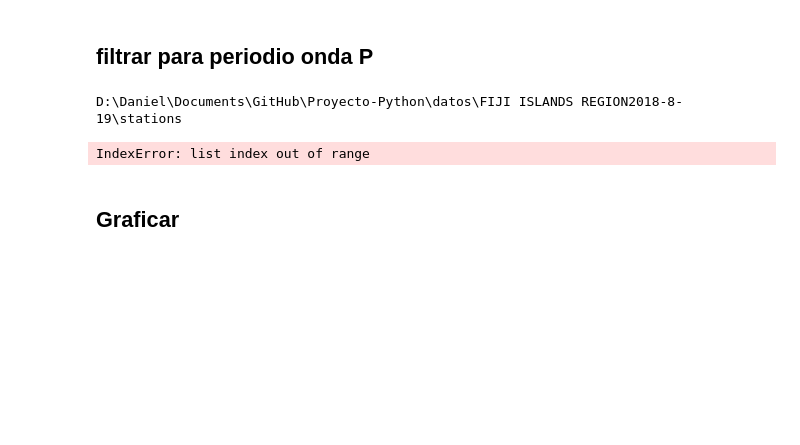
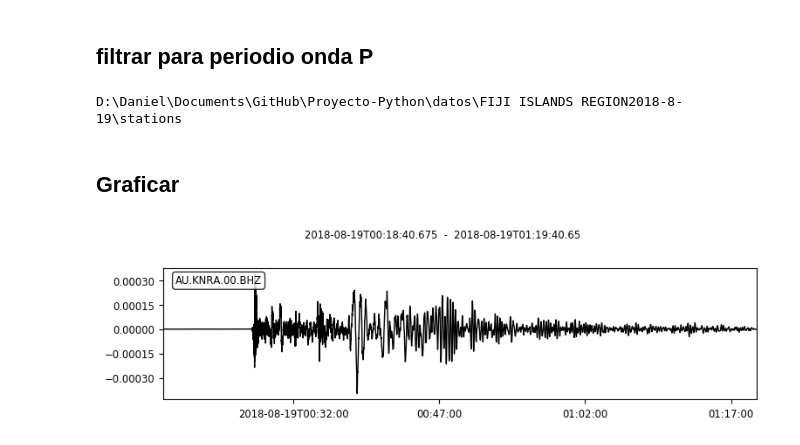
Before and after one commit to DanielOrtega94/Proyecto-Python-Cientifico, a Jupyter notebook: Procesamiento.ipynb, the cells around one changed output. Cells and saved outputs as stored; diff of their text form; code cells hidden in the pictures; blank space fills up the shorter version.

```diff
--- a/Procesamiento.ipynb
+++ b/Procesamiento.ipynb
@@ -97,6 +99,7 @@ D:\Daniel\Documents\GitHub\Proyecto-Python\datos\FIJI ISLANDS REGION2018-8-19\st
 # %% [markdown]
 ## filtrar para periodio onda P
 # %%
+c=0
 ruta_w =  ruta_w.replace("info.txt","stations")
 print(ruta_w)
 os.chdir(ruta_w)
@@ -117,7 +120,7 @@ for resp in XML:
     bandera = True
     i=0
     for element in inv.get_response(inv.get_contents()["channels"][0],time).__dict__['response_stages']:
-        ()
+
         if (type(element) is obspy.core.inventory.response.ResponseStage):
             i+=1
         if(i>1):
@@ -127,6 +130,10 @@ for resp in XML:
     c += 1
 # %% [output]
 D:\Daniel\Documents\GitHub\Proyecto-Python\datos\FIJI ISLANDS REGION2018-8-19\stations
-IndexError: list index out of range
 # %% [markdown]
 ## Graficar
+# %%
+tam = np.size(st)
+st[0].plot()
+# %% [output]
+[figure, added]
```
Also changed, not shown: parts of 1 cell of this notebook, 1 other file.
